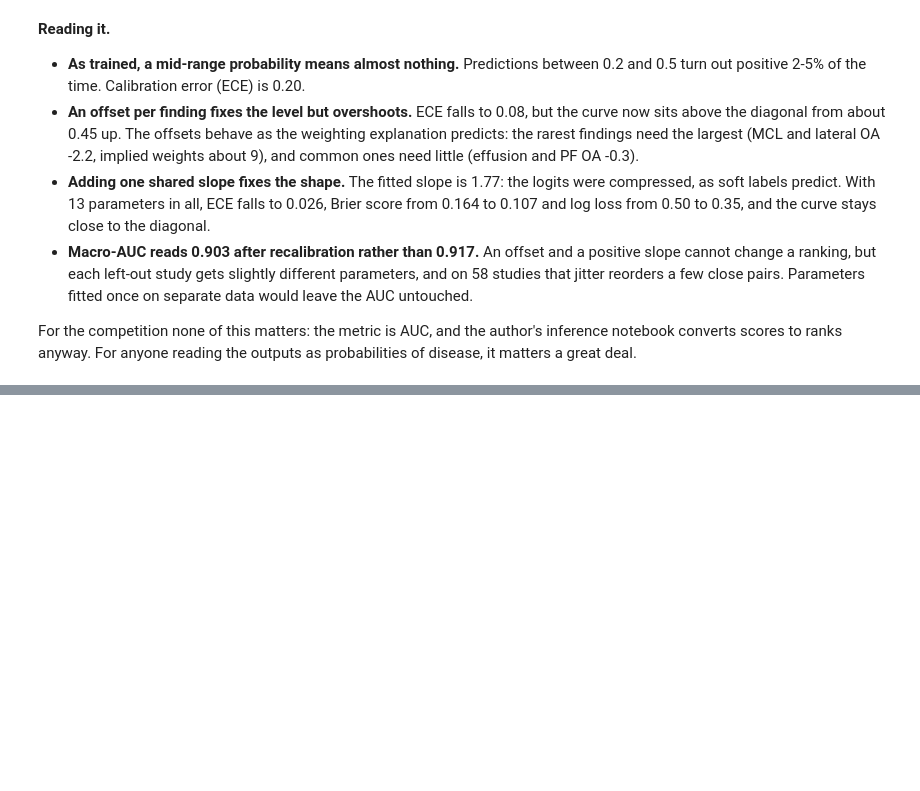
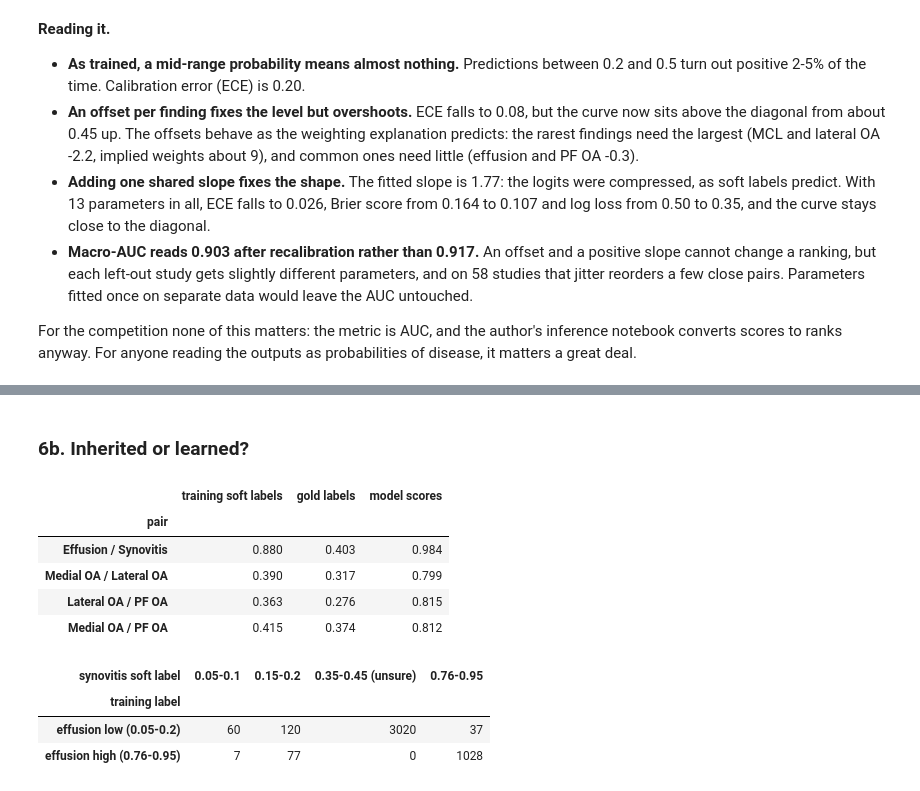
Before and after one commit to ibrahimdodo/knee-mri-raptor, a Jupyter notebook: notebooks/05_errors.ipynb, the cells around one changed output, grey strips where cells are left out. Drawn from its saved outputs; the diff is of its cells as text; code cells hidden in the pictures; blank space fills up the shorter version.

```diff
--- a/notebooks/05_errors.ipynb
+++ b/notebooks/05_errors.ipynb
@@ -412,0 +440,31 @@ ranks anyway. For anyone reading the outputs as probabilities of disease, it mat
+# %% [markdown]
+### 6b. Inherited or learned?
+# %%
+def pair_corr(M, a, b):
+    return np.corrcoef(M[:, ix(a)], M[:, ix(b)])[0, 1]
+
+
+inherit = pd.DataFrame([{"pair": f"{a} / {b}",
+                         "training soft labels": pair_corr(S, a, b),
+                         "gold labels": pair_corr(Y, a, b),
+                         "model scores": pair_corr(logits, a, b)}
+                        for a, b in [("Effusion", "Synovitis"), ("Medial OA", "Lateral OA"),
+                                     ("Lateral OA", "PF OA"), ("Medial OA", "PF OA")]]).set_index("pair")
+inherit
+# %% [output]
+|  | training soft labels | gold labels | model scores |
+| pair |  |  |  |
+| Effusion / Synovitis | 0.880 | 0.403 | 0.984 |
+| Medial OA / Lateral OA | 0.390 | 0.317 | 0.799 |
+| Lateral OA / PF OA | 0.363 | 0.276 | 0.815 |
+| Medial OA / PF OA | 0.415 | 0.374 | 0.812 |
+# %%
+eff_level = pd.cut(S[:, ix("Effusion")], [0, 0.3, 1.0], labels=["effusion low (0.05-0.2)", "effusion high (0.76-0.95)"])
+syn_level = pd.cut(S[:, ix("Synovitis")], [0, 0.1, 0.3, 0.6, 1.0],
+                   labels=["0.05-0.1", "0.15-0.2", "0.35-0.45 (unsure)", "0.76-0.95"])
+pd.crosstab(eff_level, syn_level, rownames=["training label"], colnames=["synovitis soft label"])
+# %% [output]
+| synovitis soft label | 0.05-0.1 | 0.15-0.2 | 0.35-0.45 (unsure) | 0.76-0.95 |
+| training label |  |  |  |  |
+| effusion low (0.05-0.2) | 60 | 120 | 3020 | 37 |
+| effusion high (0.76-0.95) | 7 | 77 | 0 | 1028 |
```
Also changed, not shown: parts of 10 cells of this notebook, 2 other files.
